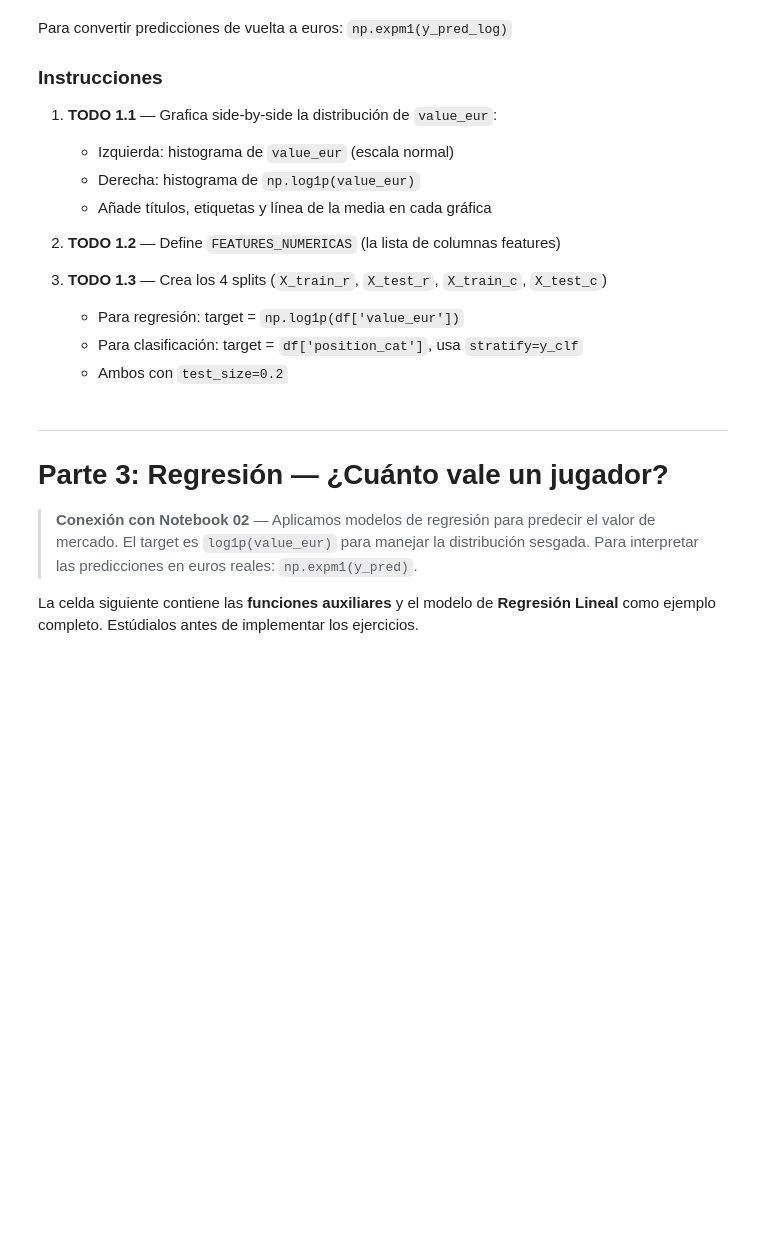
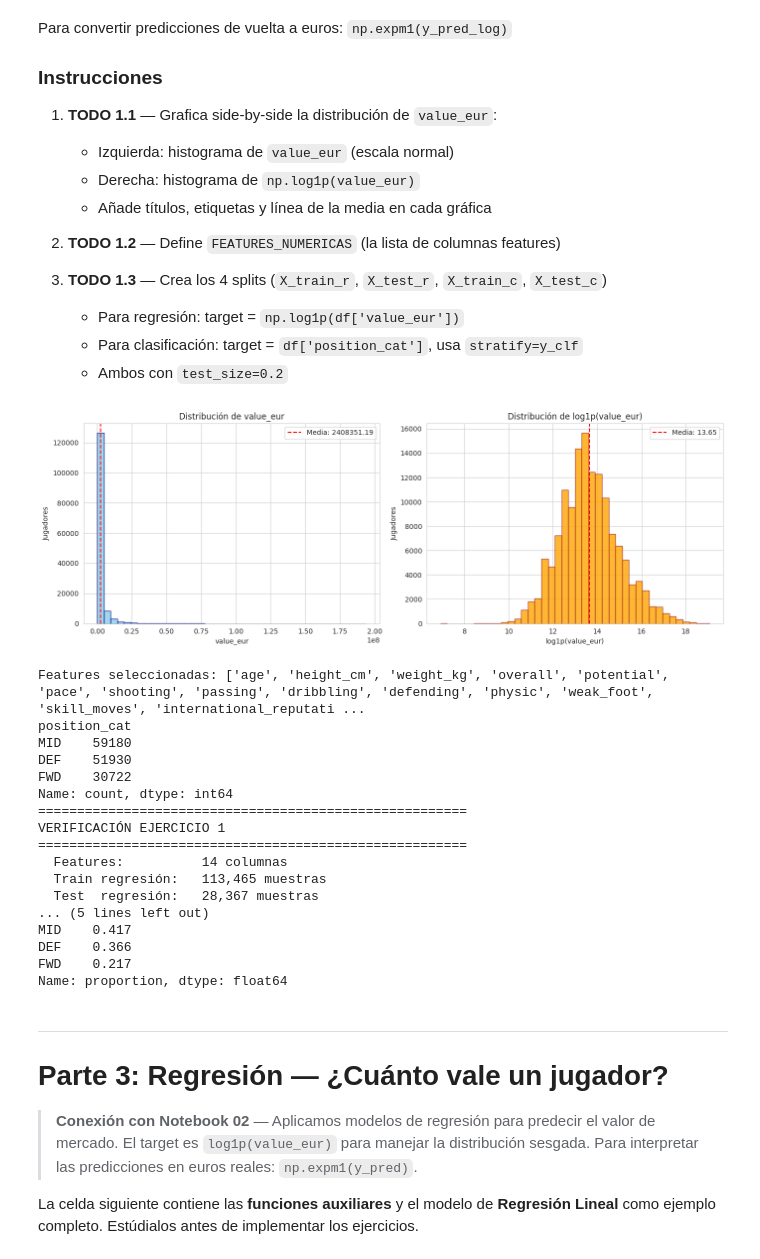
Before and after one commit to bypipe27/informeIA, a Jupyter notebook: Proyecto_FIFA_Players.ipynb, the cells around one changed output. Drawn from its saved outputs; the diff is of its cells as text; code cells hidden in the pictures; blank space fills up the shorter version.

```diff
--- a/Proyecto_FIFA_Players.ipynb
+++ b/Proyecto_FIFA_Players.ipynb
@@ -280,49 +326,89 @@ Para convertir predicciones de vuelta a euros: `np.expm1(y_pred_log)`
 # ── TODO 1.1: Distribución de value_eur vs log1p(value_eur) ──────────────────
 fig, axes = plt.subplots(1, 2, figsize=(14, 5))
 
-# Tu código aquí:
-# axes[0].hist(...)   → value_eur sin transformar
-# axes[1].hist(...)   → np.log1p(df['value_eur'])
-# Añade título, etiquetas y línea de la media
+axes[0].hist(df['value_eur'], bins=40, color='skyblue', edgecolor='navy', alpha=0.8)
+axes[0].axvline(df['value_eur'].mean(), color='red', linestyle='--',
+                label=f"Media: {df['value_eur'].mean():.2f}")
+axes[0].set_title('Distribución de value_eur')
+axes[0].set_xlabel('value_eur')
+axes[0].set_ylabel('Jugadores')
+axes[0].legend()
+
+# Histograma 2: log1p(value_eur)
+log_val = np.log1p(df['value_eur'])
+axes[1].hist(log_val, bins=40, color='orange', edgecolor='brown', alpha=0.8)
+axes[1].axvline(log_val.mean(), color='red', linestyle='--',
+                label=f"Media: {log_val.mean():.2f}")
+axes[1].set_title('Distribución de log1p(value_eur)')
+axes[1].set_xlabel('log1p(value_eur)')
+axes[1].set_ylabel('Jugadores')
+axes[1].legend()
 
 plt.tight_layout()
 plt.show()
 
 
 # ── TODO 1.2: Features numéricas ─────────────────────────────────────────────
 FEATURES_NUMERICAS = [
-    # Tu código aquí — lista las columnas que usarás como features
-    # Ejemplo: 'age', 'overall', 'potential', ...
+    'age', 'height_cm', 'weight_kg',
+    'overall', 'potential',
+    'pace', 'shooting', 'passing',
+    'dribbling', 'defending', 'physic',
+    'weak_foot', 'skill_moves', 'international_reputation'
 ]
 print(f'Features seleccionadas: {FEATURES_NUMERICAS}')
 
 
 # ── TODO 1.3: Splits train/test ───────────────────────────────────────────────
-
+df = df[df['position_cat'] != 'GK'].copy()
 # — Regresión —
 X_reg = df[FEATURES_NUMERICAS].copy()
-y_reg = None  # TODO: np.log1p(df['value_eur'])
+y_reg = np.log1p(df['value_eur'])
 
-X_train_r, X_test_r, y_train_r, y_test_r = None, None, None, None  # TODO: train_test_split(...)
+X_train_r, X_test_r, y_train_r, y_test_r =  train_test_split(
+    X_reg, y_reg, test_size=0.2, random_state=RANDOM_STATE
+)
 
 # — Clasificación —
 X_clf = df[FEATURES_NUMERICAS].copy()
-y_clf = None  # TODO: df['position_cat']
 
-X_train_c, X_test_c, y_train_c, y_test_c = None, None, None, None  # TODO: train_test_split(..., stratify=y_clf)
+y_clf = df['position_cat']
 
+X_train_c, X_test_c, y_train_c, y_test_c = train_test_split(
+    X_clf, y_clf, test_size=0.2, random_state=RANDOM_STATE, stratify=y_clf
+)
 
-# ── VERIFICACIÓN ─────────────────────────────────────────────────────────────
+print(y_clf.value_counts())
+ # ── VERIFICACIÓN ─────────────────────────────────────────────────────────────
 print('=' * 55)
 print('VERIFICACIÓN EJERCICIO 1')
 print('=' * 55)
 print(f'  Features:          {len(FEATURES_NUMERICAS)} columnas')
 print(f'  Train regresión:   {X_train_r.shape[0]:,} muestras')
 print(f'  Test  regresión:   {X_test_r.shape[0]:,} muestras')
 print(f'  Train clasificación: {X_train_c.shape[0]:,} muestras')
 print(f'  Test  clasificación: {X_test_c.shape[0]:,} muestras')
 print(f'\n  Distribución posiciones (test):')
 print(y_test_c.value_counts(normalize=True).round(3))
+# %% [output]
+[figure, added]
+Features seleccionadas: ['age', 'height_cm', 'weight_kg', 'overall', 'potential', 'pace', 'shooting', 'passing', 'dribbling', 'defending', 'physic', 'weak_foot', 'skill_moves', 'international_reputati ...
+position_cat
+MID    59180
+DEF    51930
+FWD    30722
+Name: count, dtype: int64
+=======================================================
+VERIFICACIÓN EJERCICIO 1
+=======================================================
+  Features:          14 columnas
+  Train regresión:   113,465 muestras
+  Test  regresión:   28,367 muestras
+... (5 lines left out)
+MID    0.417
+DEF    0.366
+FWD    0.217
+Name: proportion, dtype: float64
 # %% [markdown]
 ---
 # Parte 3: Regresión — ¿Cuánto vale un jugador?
```
Also changed, not shown: parts of 7 cells of this notebook, 1 other file.
